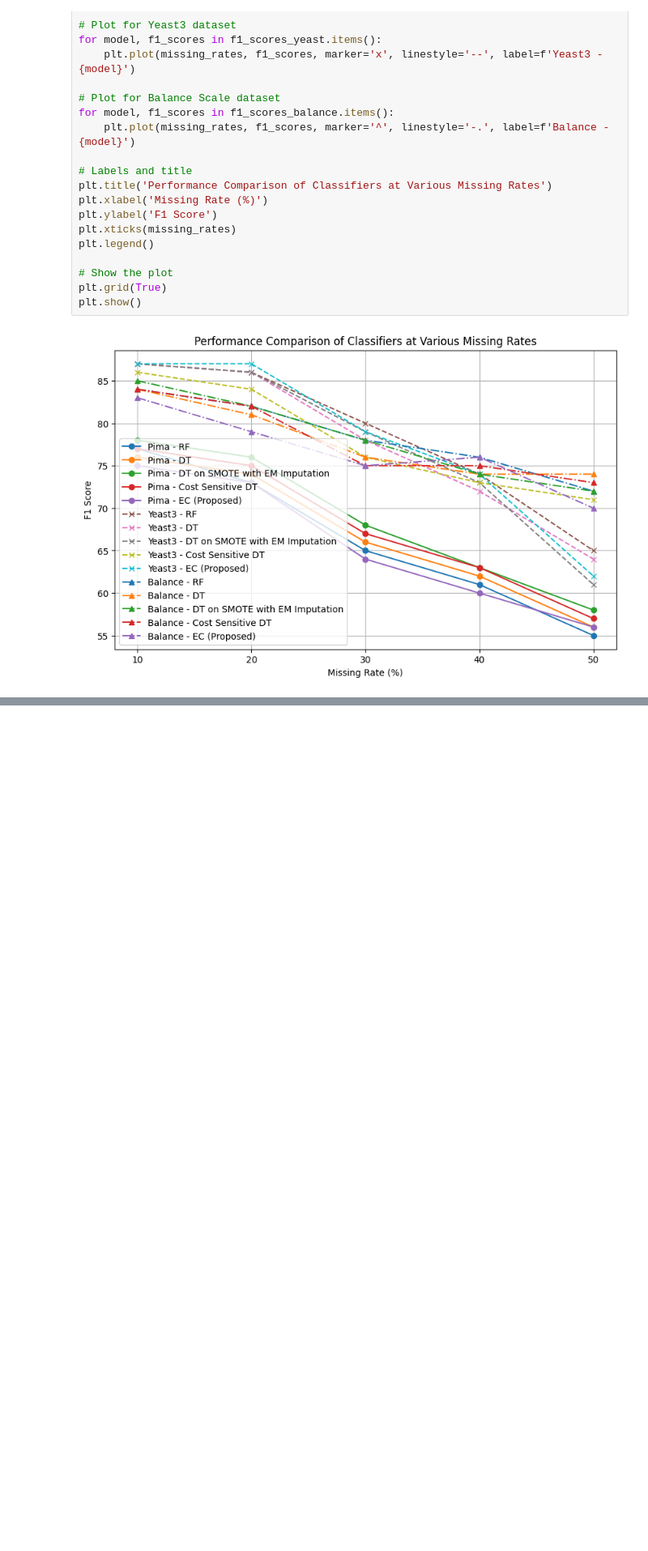
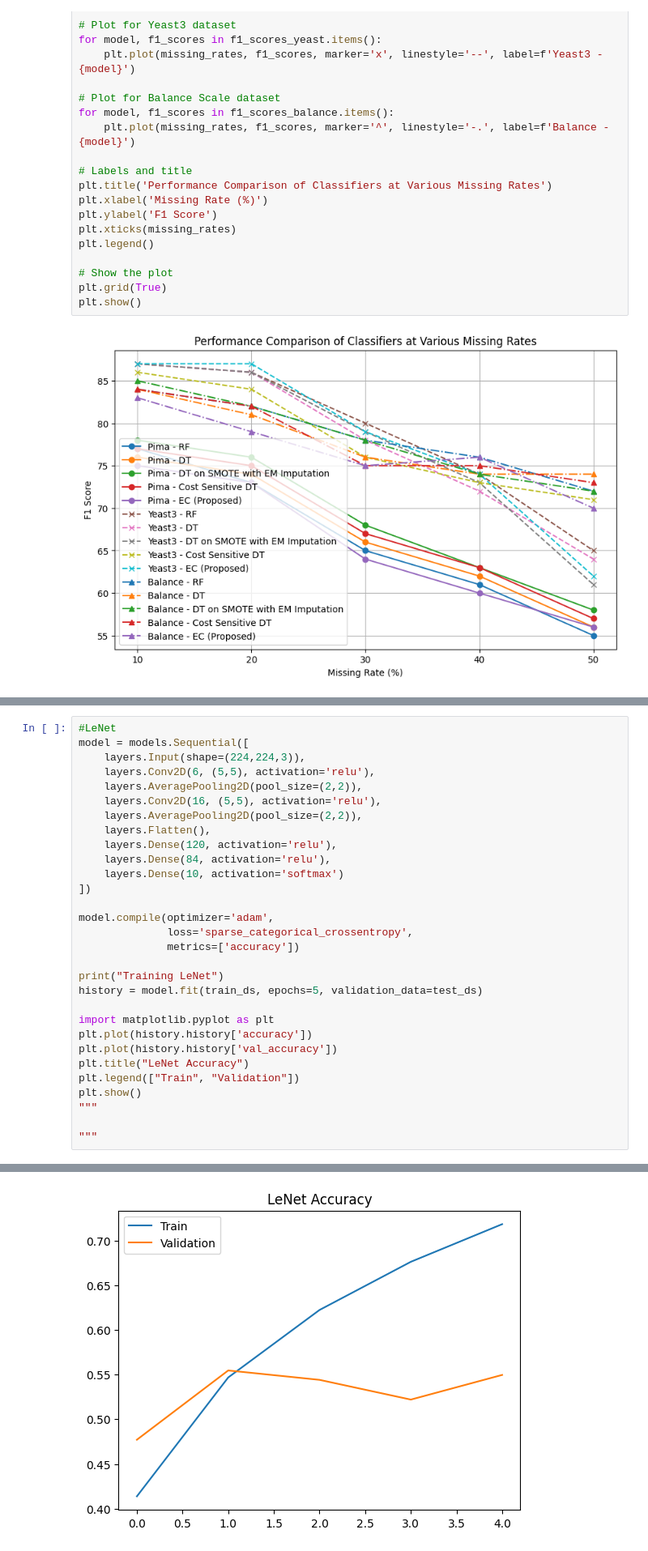
Before and after one commit to Praharshita1275/deep_learning_practice, a Jupyter notebook: deep_learning_sem6.ipynb, the cells around one changed output, grey strips where cells are left out. Shown at 81% size. Cells and saved outputs as stored; diff of their text form; blank space fills up the shorter version.

```diff
--- a/deep_learning_sem6.ipynb
+++ b/deep_learning_sem6.ipynb
@@ -2188,0 +2225,31 @@ plt.show()
+# %%
+#LeNet
+model = models.Sequential([
+    layers.Input(shape=(224,224,3)),
+    layers.Conv2D(6, (5,5), activation='relu'),
+    layers.AveragePooling2D(pool_size=(2,2)),
+    layers.Conv2D(16, (5,5), activation='relu'),
+    layers.AveragePooling2D(pool_size=(2,2)),
+    layers.Flatten(),
+    layers.Dense(120, activation='relu'),
+    layers.Dense(84, activation='relu'),
+    layers.Dense(10, activation='softmax')
+])
+
+model.compile(optimizer='adam',
+              loss='sparse_categorical_crossentropy',
+              metrics=['accuracy'])
+
+print("Training LeNet")
+history = model.fit(train_ds, epochs=5, validation_data=test_ds)
+
+import matplotlib.pyplot as plt
+plt.plot(history.history['accuracy'])
+plt.plot(history.history['val_accuracy'])
+plt.title("LeNet Accuracy")
+plt.legend(["Train", "Validation"])
+plt.show()
+"""
+
+"""
+# %% [output]
@@ -2188,0 +2267 @@ plt.show()
+[figure, added]
```
Also changed, not shown: parts of 20 cells of this notebook.
